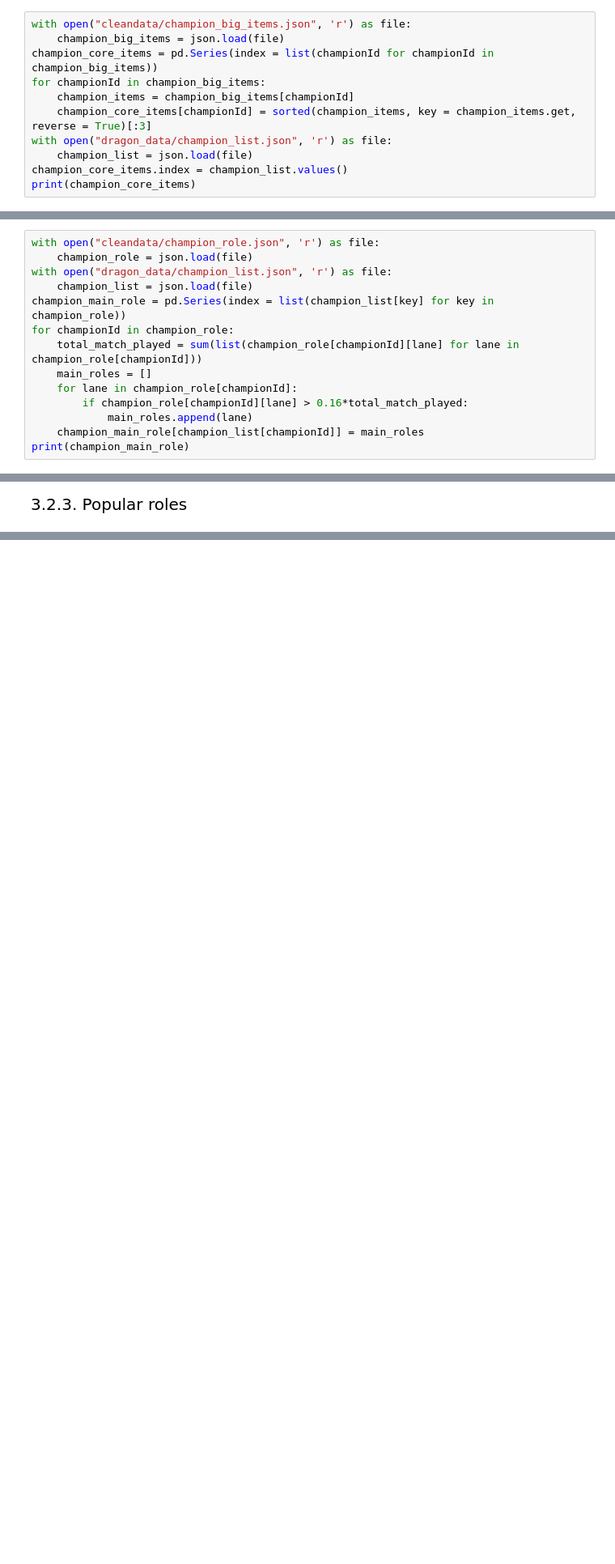
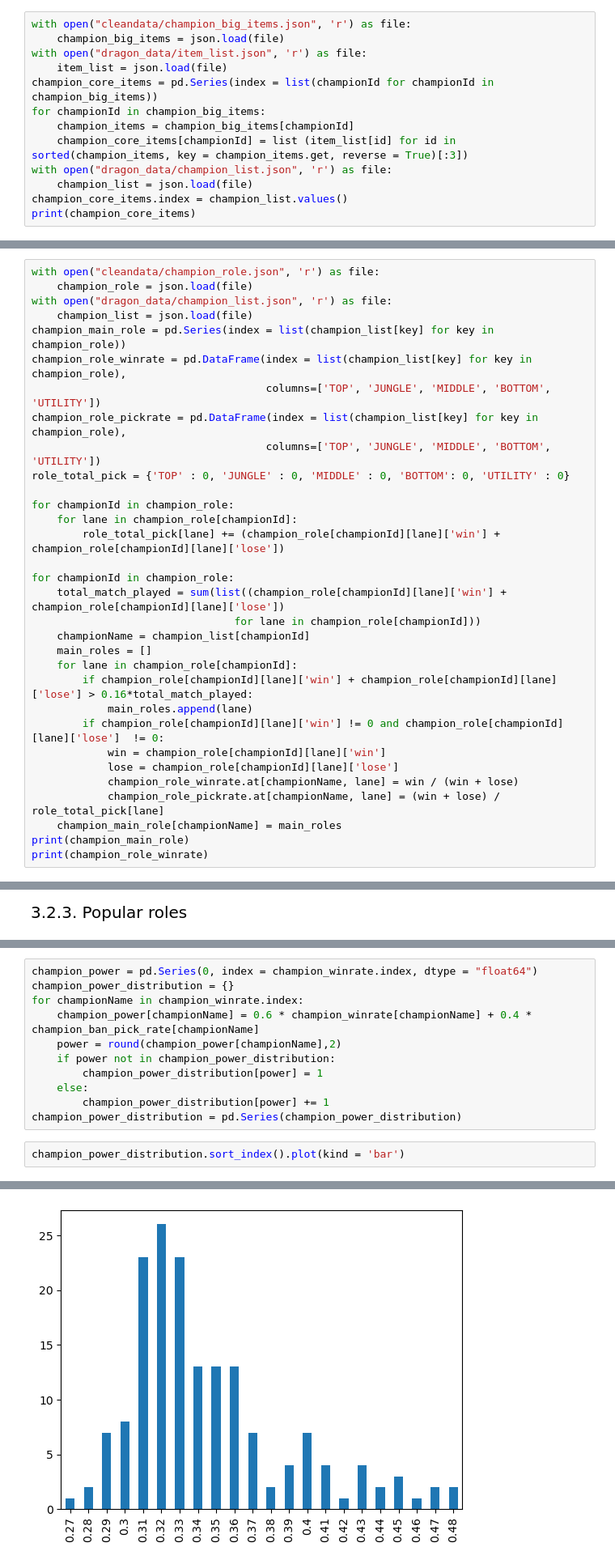
Before and after one commit to hnahtneyugn/LOL-Data-Processing-with-Python, a Jupyter notebook: codes.ipynb, the cells around one changed output, grey strips where cells are left out. Shown at 81% size. Saved outputs shown, nothing was run; the diff lists cells and outputs as text; blank space fills up the shorter version.

```diff
--- a/codes.ipynb
+++ b/codes.ipynb
@@ -646,10 +653,12 @@ Length: 168, dtype: object
 # %%
 with open("cleandata/champion_big_items.json", 'r') as file:
     champion_big_items = json.load(file)
+with open("dragon_data/item_list.json", 'r') as file:
+    item_list = json.load(file)
 champion_core_items = pd.Series(index = list(championId for championId in champion_big_items))
 for championId in champion_big_items:
     champion_items = champion_big_items[championId]
-    champion_core_items[championId] = sorted(champion_items, key = champion_items.get, reverse = True)[:3]
+    champion_core_items[championId] = list (item_list[id] for id in sorted(champion_items, key = champion_items.get, reverse = True)[:3])
 with open("dragon_data/champion_list.json", 'r') as file:
     champion_list = json.load(file)
 champion_core_items.index = champion_list.values()
@@ -675,14 +684,32 @@ with open("cleandata/champion_role.json", 'r') as file:
 with open("dragon_data/champion_list.json", 'r') as file:
     champion_list = json.load(file)
 champion_main_role = pd.Series(index = list(champion_list[key] for key in champion_role))
+champion_role_winrate = pd.DataFrame(index = list(champion_list[key] for key in champion_role),
+                                     columns=['TOP', 'JUNGLE', 'MIDDLE', 'BOTTOM', 'UTILITY'])
+champion_role_pickrate = pd.DataFrame(index = list(champion_list[key] for key in champion_role),
+                                     columns=['TOP', 'JUNGLE', 'MIDDLE', 'BOTTOM', 'UTILITY'])
+role_total_pick = {'TOP' : 0, 'JUNGLE' : 0, 'MIDDLE' : 0, 'BOTTOM': 0, 'UTILITY' : 0}
+
 for championId in champion_role:
-    total_match_played = sum(list(champion_role[championId][lane] for lane in champion_role[championId]))
+    for lane in champion_role[championId]:
+        role_total_pick[lane] += (champion_role[championId][lane]['win'] + champion_role[championId][lane]['lose'])
+
+for championId in champion_role:
+    total_match_played = sum(list((champion_role[championId][lane]['win'] + champion_role[championId][lane]['lose'])
+                                for lane in champion_role[championId]))
+    championName = champion_list[championId]
     main_roles = []
     for lane in champion_role[championId]:
-        if champion_role[championId][lane] > 0.16*total_match_played:
+        if champion_role[championId][lane]['win'] + champion_role[championId][lane]['lose'] > 0.16*total_match_played:
             main_roles.append(lane)
-    champion_main_role[champion_list[championId]] = main_roles
+        if champion_role[championId][lane]['win'] != 0 and champion_role[championId][lane]['lose']  != 0:
+            win = champion_role[championId][lane]['win']
+            lose = champion_role[championId][lane]['lose']
+            champion_role_winrate.at[championName, lane] = win / (win + lose)
+            champion_role_pickrate.at[championName, lane] = (win + lose) / role_total_pick[lane]
+    champion_main_role[championName] = main_roles
 print(champion_main_role)
+print(champion_role_winrate)
 # %% [output]
 Aatrox                         [TOP]
 Ahri                        [MIDDLE]
@@ -784,0 +842,14 @@ Zyra             [JUNGLE, UTILITY]
+# %%
+champion_power = pd.Series(0, index = champion_winrate.index, dtype = "float64")
+champion_power_distribution = {}
+for championName in champion_winrate.index:
+    champion_power[championName] = 0.6 * champion_winrate[championName] + 0.4 * champion_ban_pick_rate[championName]
+    power = round(champion_power[championName],2)
+    if power not in champion_power_distribution:
+        champion_power_distribution[power] = 1
+    else:
+        champion_power_distribution[power] += 1
+champion_power_distribution = pd.Series(champion_power_distribution)
+# %%
+champion_power_distribution.sort_index().plot(kind = 'bar')
+# %% [output]
@@ -784,0 +857 @@ Zyra             [JUNGLE, UTILITY]
+[figure, added]
```
Also changed, not shown: parts of 23 cells of this notebook.
